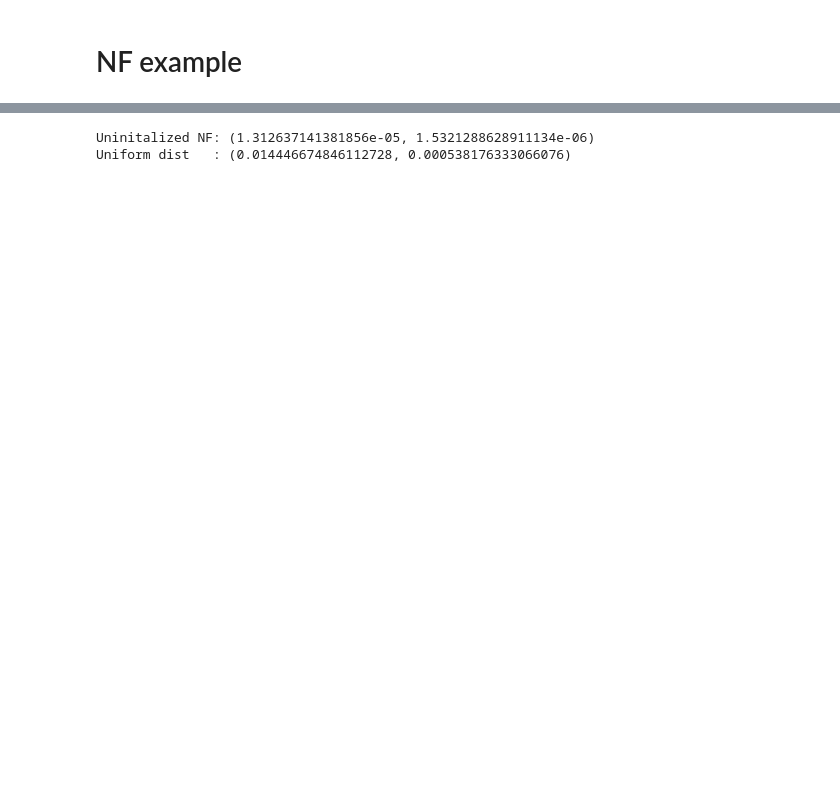
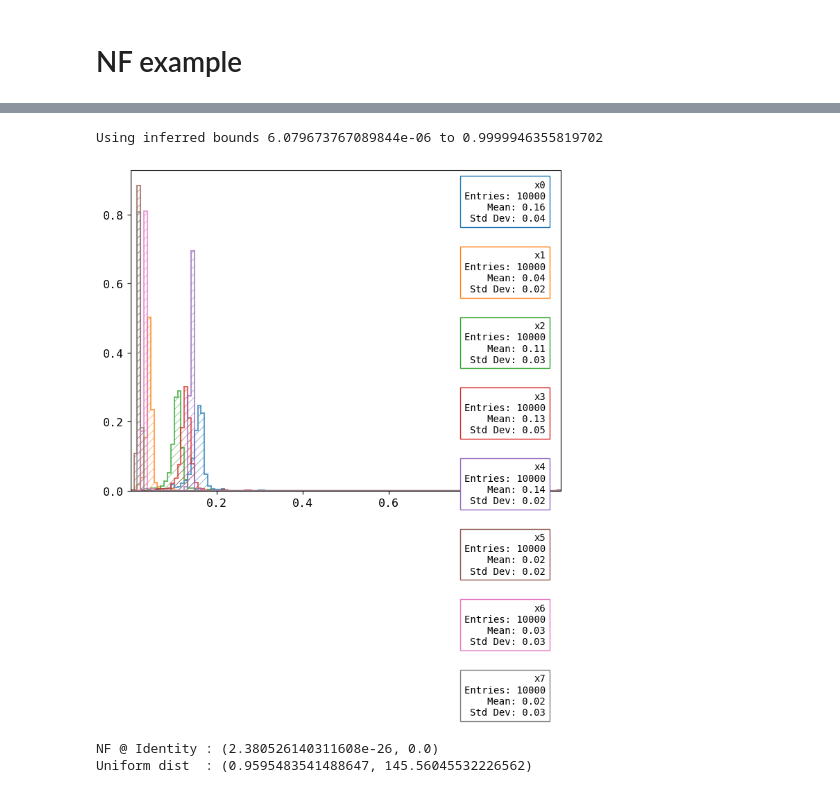
Before and after one commit to nVentis/MEM_HEP, a Jupyter notebook: notebooks/mem_nis_v2.ipynb, the cells around one changed output, grey strips where cells are left out. Saved outputs shown, nothing was run; the diff lists cells and outputs as text; code cells hidden in the pictures; blank space fills up the shorter version.

```diff
--- a/notebooks/mem_nis_v2.ipynb
+++ b/notebooks/mem_nis_v2.ipynb
@@ -220,10 +377,12 @@ NameError: name 'InputOutsideDomain' is not defined
+# %%
+n_samples = 10000
+plot_proposal(nfm, n_samples=n_samples)
+# %% [output]
+Using inferred bounds 6.079673767089844e-06 to 0.9999946355819702
+[figure, added]
 # %%
-print(f'Uninitalized NF: {get_result(nfm, func)}')
-print(f'Uniform dist   : {get_result(a, func, n_samples=10000)}')
-
-
-# samples, log_p = nfm.sample(1000)
-# results = func(samples).detach().cpu().numpy()
+print(f'NF @ Identity : {get_result(nfm, func, n_samples=32000)}')
+print(f'Uniform dist  : {get_result(a, func, n_samples=32000)}')
 # %% [output]
-Uninitalized NF: (1.312637141381856e-05, 1.5321288628911134e-06)
-Uniform dist   : (0.014446674846112728, 0.000538176333066076)
+NF @ Identity : (2.380526140311608e-26, 0.0)
+Uniform dist  : (0.9595483541488647, 145.56045532226562)
```
Also changed, not shown: parts of 24 cells of this notebook, 8 other files.
